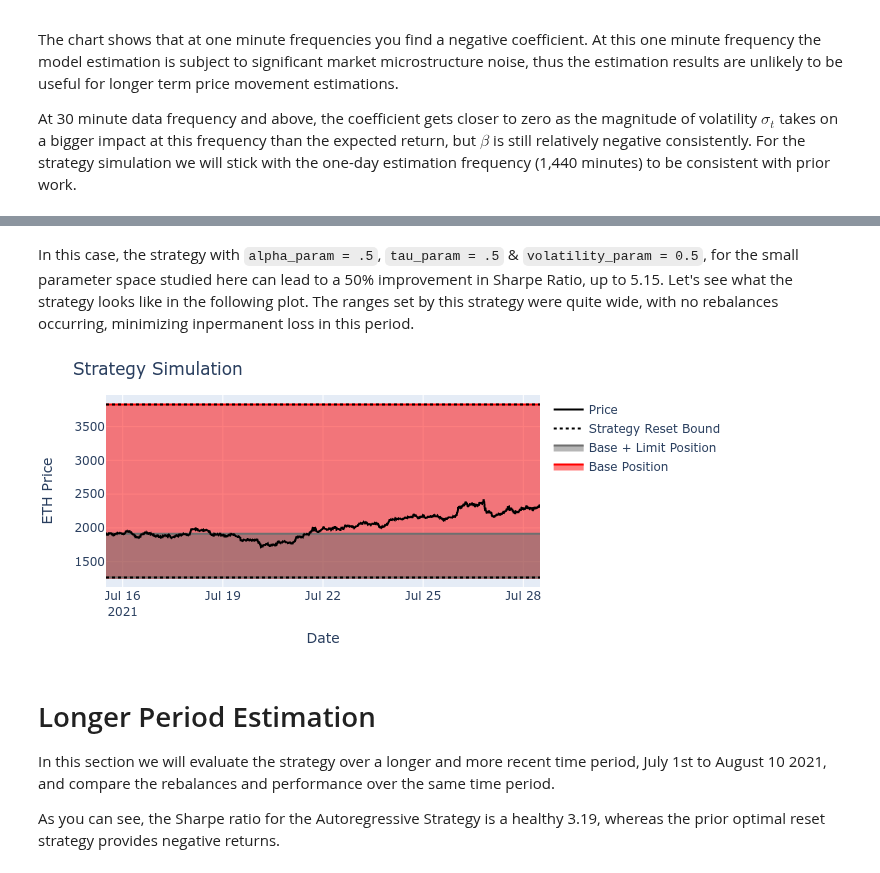
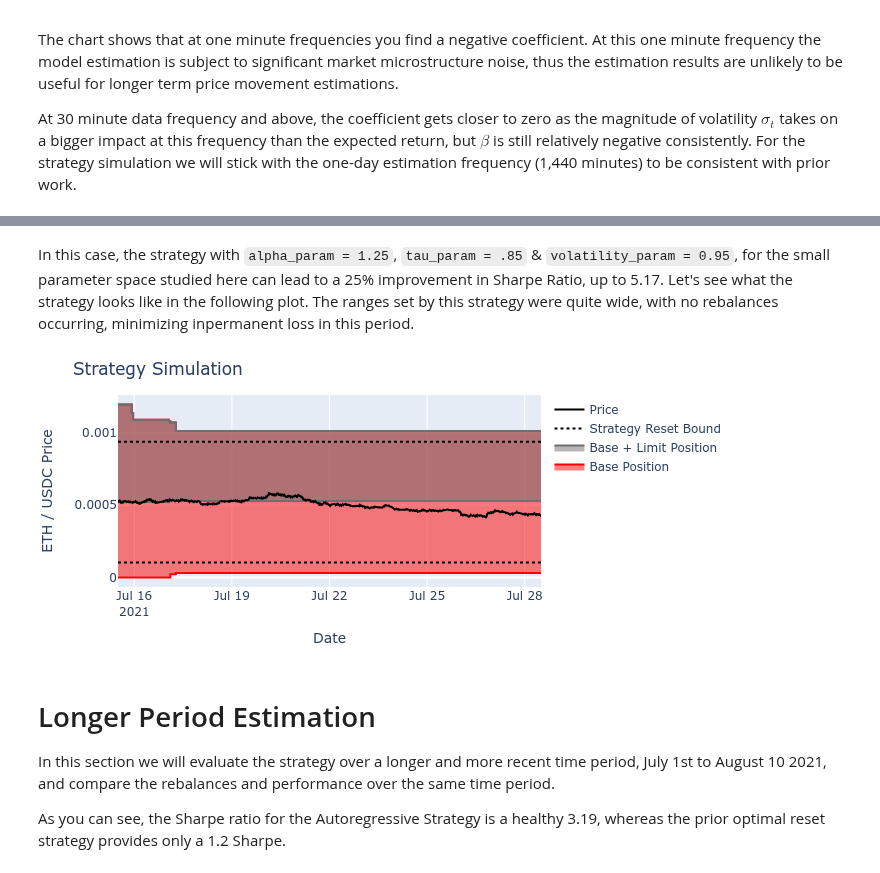
Before and after one commit to ricardgardella/active-strategy-framework, a Jupyter notebook: 2_AutoRegressive_Strategy_Example.ipynb, the cells around one changed output, grey strips where cells are left out. Cells and saved outputs as stored; diff of their text form; code cells hidden in the pictures.

````diff
--- a/2_AutoRegressive_Strategy_Example.ipynb
+++ b/2_AutoRegressive_Strategy_Example.ipynb
@@ -36,8 +36,8 @@ from config import BITQUERY_API_TOKEN
 #
 ################
 # Get Swap Data
-DOWNLOAD_DATA      = True
-address            = '0x8ad599c3a0ff1de082011efddc58f1908eb6e6d8'
+DOWNLOAD_DATA      = False
+pool_address       = '0x8ad599c3a0ff1de082011efddc58f1908eb6e6d8'
 token_0_address    = '0xA0b86991c6218b36c1d19D4a2e9Eb0cE3606eB48'
 token_1_address    = '0xC02aaA39b223FE8D0A0e5C4F27eAD9083C756Cc2'
 
@@ -49,7 +49,7 @@ price_data_begin         = '2020-12-31'
 price_data_end           = '2021-12-31'
 file_name                = 'eth_usdc'
 
-swap_data  = GetPoolData.get_pool_data_flipside(address,flipside_queries,file_name,DOWNLOAD_DATA)
+swap_data  = GetPoolData.get_pool_data_flipside(pool_address,flipside_queries,file_name,DOWNLOAD_DATA)
 price_data = GetPoolData.get_price_data_bitquery(token_0_address,token_1_address,price_data_begin,price_data_end,BITQUERY_API_TOKEN,file_name,DOWNLOAD_DATA)
 # %% [markdown]
 ## Model Evaluation
@@ -152,7 +152,7 @@ Let's study the strategy by varying the range parameters:
 # Select date ranges for strategy simulation
 DATE_BEGIN                 = pd.to_datetime('2021-07-15 00:00PM',utc=True)
 DATE_END                   = pd.to_datetime('2021-07-28 00:00PM',utc=True)
-z_score_cutoff             = 5
+z_score_cutoff             = 3
 
 # Data for strategy simulation. We can use aggregate_price_data to analyze the strategy at a coarser STRATEGY_FREQUENCY in minutes
 STRATEGY_FREQUENCY_MINUTES         = 'M' # evaluate the strategy every minute
@@ -164,7 +164,7 @@ simulate_data_price                = simulate_data_filtered[DATE_BEGIN:DATE_END]
 
 
 # Data for statistical analaysis (AGGREGATED_MINUTES frequency data)
-STAT_MODEL_FREQUENCY       = 'D' # forecast returns at a daily frequency
+STAT_MODEL_FREQUENCY       = 'H' # forecast returns at a daily frequency
 
 # Initial Position Details
 INITIAL_TOKEN_0            = 100000
@@ -179,12 +179,11 @@ swap_data['virtual_liquidity'] = swap_data['VIRTUAL_LIQUIDITY_ADJUSTED']*(10**((
 swap_data['traded_in']         = swap_data.apply(lambda x: -x['amount0'] if (x['amount0'] < 0) else -x['amount1'],axis=1).astype(float)
 swap_data['traded_out']        = swap_data.apply(lambda x:  x['amount0'] if (x['amount0'] > 0) else  x['amount1'],axis=1).astype(float)
 
-
 # Strategy Parameters
 
-alpha_range      = [.3,.5]
-tau_range        = [.3,.5]
-vol_range        = [.5]
+alpha_range      = [.15,.25,.5,.75,1.25]
+tau_range        = [.5,.85]
+vol_range        = [.75,.95]
 sim_performance  = []
 sim_results      = []
 
@@ -193,7 +192,7 @@ for j in list(itertools.product(alpha_range,tau_range,vol_range)):
     AR_Strategy                      = AutoRegressiveStrategy.AutoRegressiveStrategy(price_data,j[0],j[1],j[2],data_frequency=STAT_MODEL_FREQUENCY)
     simulated_strategy               = ActiveStrategyFramework.simulate_strategy(simulate_data_price,swap_data,AR_Strategy,INITIAL_TOKEN_0,INITIAL_TOKEN_1,FEE_TIER,DECIMALS_0,DECIMALS_1)
     sim_data                         = ActiveStrategyFramework.generate_simulation_series(simulated_strategy,AR_Strategy)
-    strat_result                     = ActiveStrategyFramework.analyze_strategy(sim_data,INITIAL_POSITION_VALUE)
+    strat_result                     = ActiveStrategyFramework.analyze_strategy(sim_data)
     strat_result['alpha_param']      = j[0]
     strat_result['tau_param']        = j[1]
     strat_result['volatility_param'] = j[2]
@@ -215,18 +242,18 @@ pd.DataFrame(sim_performance)
 # %% [markdown]
-In this case, the strategy with ```alpha_param = .5```, ```tau_param = .5``` & ```volatility_param = 0.5```, for the small parameter space studied here can lead to a 50% improvement in Sharpe Ratio, up to 5.15. Let's see what the strategy looks like in the following plot. The ranges set by this strategy were quite wide, with no rebalances occurring, minimizing inpermanent loss in this period.
+In this case, the strategy with ```alpha_param = 1.25```, ```tau_param = .85``` & ```volatility_param = 0.95```, for the small parameter space studied here can lead to a 25% improvement in Sharpe Ratio, up to 5.17. Let's see what the strategy looks like in the following plot. The ranges set by this strategy were quite wide, with no rebalances occurring, minimizing inpermanent loss in this period.
 # %%
-SELECTED_STRATEGY  = 3
+SELECTED_STRATEGY  = 19
 resulting_strat    = sim_results[SELECTED_STRATEGY]
 resulting_data     = ActiveStrategyFramework.generate_simulation_series(resulting_strat,AR_Strategy)
-ActiveStrategyFramework.plot_strategy(resulting_data,'ETH Price')
+p = ActiveStrategyFramework.plot_strategy(resulting_data,'ETH / USDC Price')
 # %% [output]
-[figure, old version]
+[figure, new version]
 # %% [markdown]
 # Longer Period Estimation
 
 In this section we will evaluate the strategy over a longer and more recent time period, July 1st to August 10 2021, and compare the rebalances and performance over the same time period.
 
-As you can see, the Sharpe ratio for the Autoregressive Strategy is a healthy 3.19, whereas the prior optimal reset strategy provides negative returns.
+As you can see, the Sharpe ratio for the Autoregressive Strategy is a healthy 3.19, whereas the prior optimal reset strategy provides only a 1.2 Sharpe.
 # %%
 #################
 #
````
Also changed, not shown: parts of 18 cells of this notebook, 3 other files.
